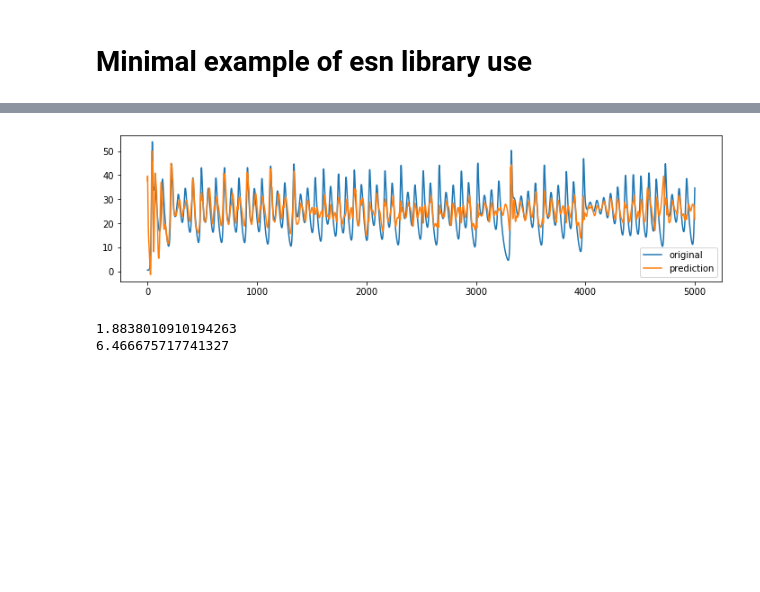
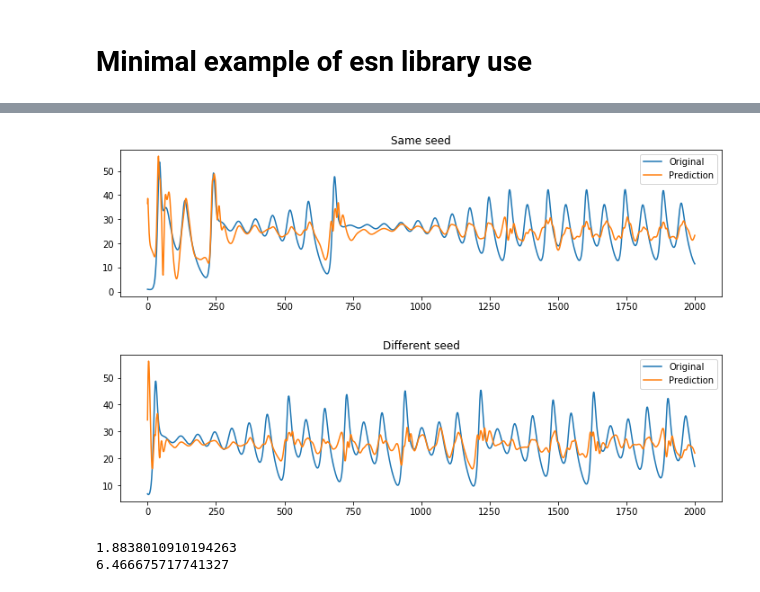
Before and after one commit to khakhalin/echo-networks, a Jupyter notebook: notebooks/experiment_minimal.ipynb, the cells around one changed output, grey strips where cells are left out. Drawn from its saved outputs; the diff is of its cells as text; code cells hidden in the pictures; blank space fills up the shorter version.

Commit message:
integration test now overfits
To make sure that integration test doesn't fail just because we get a bad reservoir, let's overfit a short signal. It still tests, but doesn't have to be ML-debugged.

```diff
--- a/notebooks/experiment_minimal.ipynb
+++ b/notebooks/experiment_minimal.ipynb
@@ -4,6 +4,12 @@
 import numpy as np
 import matplotlib.pyplot as plt
 from echo import esn
+# %%
+def niceplot(y, z, title):
+    plt.figure(figsize=(12,3));
+    plt.plot(np.array([y, z]).T);
+    plt.legend(labels=['Original', 'Prediction']);
+    plt.title(title);
 # %%
 Data = esn.Data
 Reservoir = esn.Reservoir
@@ -11,18 +17,19 @@ Reservoir = esn.Reservoir
 data = Data.create_source('lorenz')
 x,y = data.generate(10000, seed=1)
 model = Reservoir(100)
-# model = Reservoir(500, rho=0.9, l2=0.001, leak=0.1)
-#model = Reservoir(100, rho=None, l2=None)
+#model = Reservoir(100, l2=0)
 print('Original rho:', model.meta['original_rho'])
 model.fit(x, y, skip=200)
 
-x,y = data.generate(5000, seed=0.5)
+x,y = data.generate(2000, seed=1) # Same seed
 z = model.predict(x)
 loss = esn.utils.loss(y[200:], z[200:])
-print(loss)
+print('Testing loss:', loss)
+niceplot(y, z, 'Same seed')
 
-plt.figure(figsize=(12,3));
-plt.plot(y, label='original');
-plt.plot(z, label='prediction');
-plt.legend();
+x,y = data.generate(2000, seed=[0, 7, 7]) # Different seed!
+z = model.predict(x)
+loss = esn.utils.loss(y[200:], z[200:])
+print('Testing loss:', loss)
+niceplot(y, z, 'Different seed')
 # %% [output]
@@ -31,4 +39,5 @@ Original rho: 2.7565950169595532
-[figure, old version]
+[figure, new version]
+[figure, added]
 # %%
 print(esn.utils.loss(y[200:], z[200:]))
 m = np.mean(z[200:])
```
Also changed, not shown: parts of 1 cell of this notebook, 1 other file.
